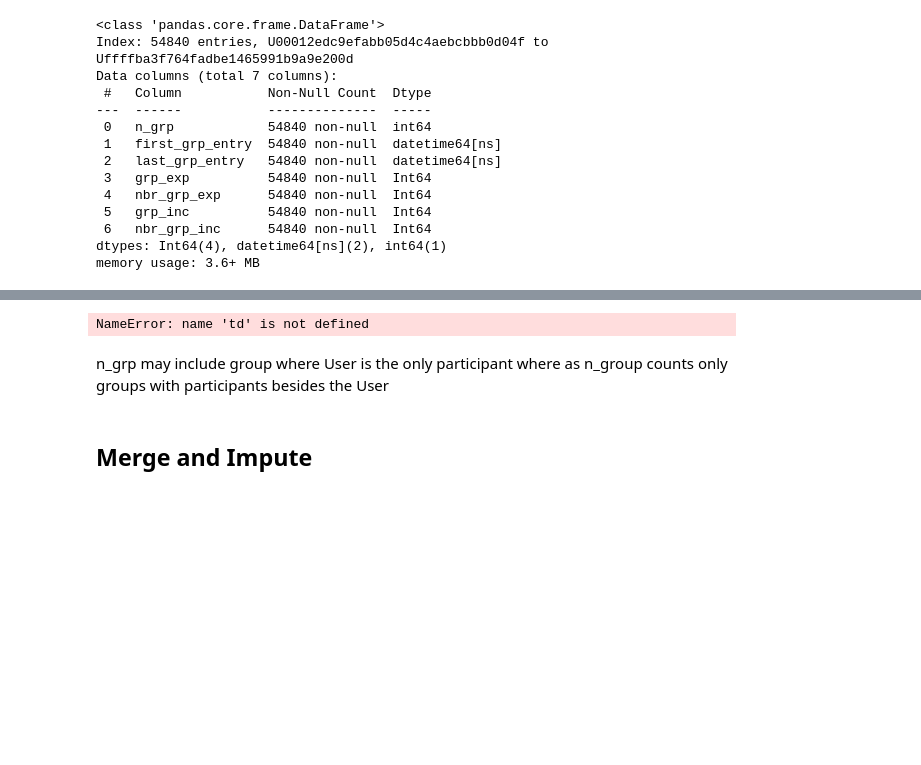
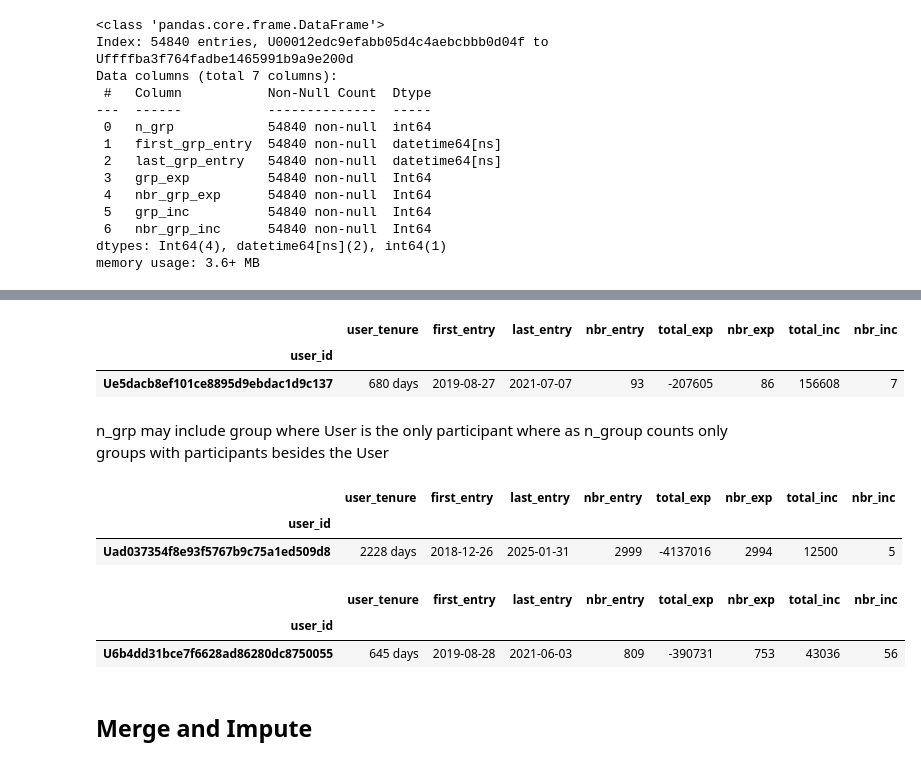
Before and after one commit to lawrence009/zoo, a Jupyter notebook: zoo_eda.ipynb, the cells around one changed output, grey strips where cells are left out. Saved outputs shown, nothing was run; the diff lists cells and outputs as text; code cells hidden in the pictures; blank space fills up the shorter version.

```diff
--- a/zoo_eda.ipynb
+++ b/zoo_eda.ipynb
@@ -538,13 +560,23 @@ y[y.n_group >= 15]
 # %%
-td[td.user_id == 'Ue5dacb8ef101ce8895d9ebdac1d9c137']
+tenure.query("user_id == 'Ue5dacb8ef101ce8895d9ebdac1d9c137'")
 # %% [output]
-NameError: name 'td' is not defined
+|  | user_tenure | first_entry | last_entry | nbr_entry | total_exp | nbr_exp | total_inc | nbr_inc |
+| user_id |  |  |  |  |  |  |  |  |
+| Ue5dacb8ef101ce8895d9ebdac1d9c137 | 680 days | 2019-08-27 | 2021-07-07 | 93 | -207605 | 86 | 156608 | 7 |
 # %% [markdown]
 n_grp may include group where User is the only participant where as n_group counts only groups with participants besides the User
 # %%
-td[td.user_id == 'Uad037354f8e93f5767b9c75a1ed509d8']
+tenure[tenure.index == 'Uad037354f8e93f5767b9c75a1ed509d8']
+# %% [output]
+|  | user_tenure | first_entry | last_entry | nbr_entry | total_exp | nbr_exp | total_inc | nbr_inc |
+| user_id |  |  |  |  |  |  |  |  |
+| Uad037354f8e93f5767b9c75a1ed509d8 | 2228 days | 2018-12-26 | 2025-01-31 | 2999 | -4137016 | 2994 | 12500 | 5 |
 # %%
-td[td.user_id == 'U6b4dd31bce7f6628ad86280dc8750055']
+tenure[tenure.index == 'U6b4dd31bce7f6628ad86280dc8750055']
+# %% [output]
+|  | user_tenure | first_entry | last_entry | nbr_entry | total_exp | nbr_exp | total_inc | nbr_inc |
+| user_id |  |  |  |  |  |  |  |  |
+| U6b4dd31bce7f6628ad86280dc8750055 | 645 days | 2019-08-28 | 2021-06-03 | 809 | -390731 | 753 | 43036 | 56 |
 # %% [markdown]
 ## Merge and Impute
 # %%
```
Also changed, not shown: parts of 9 cells of this notebook, 1 other file.
